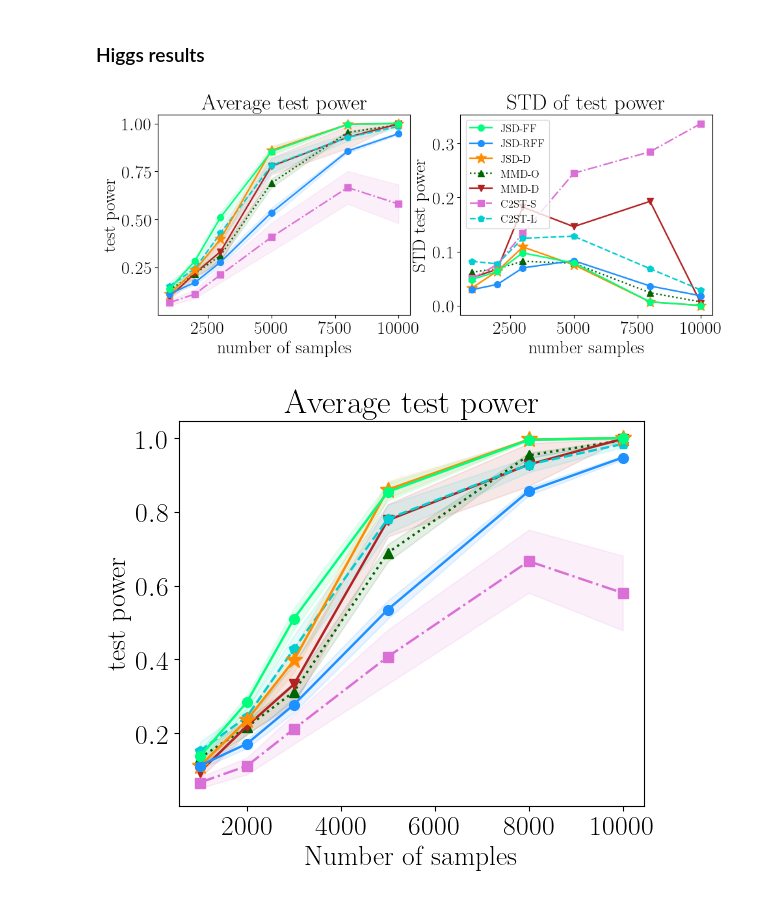
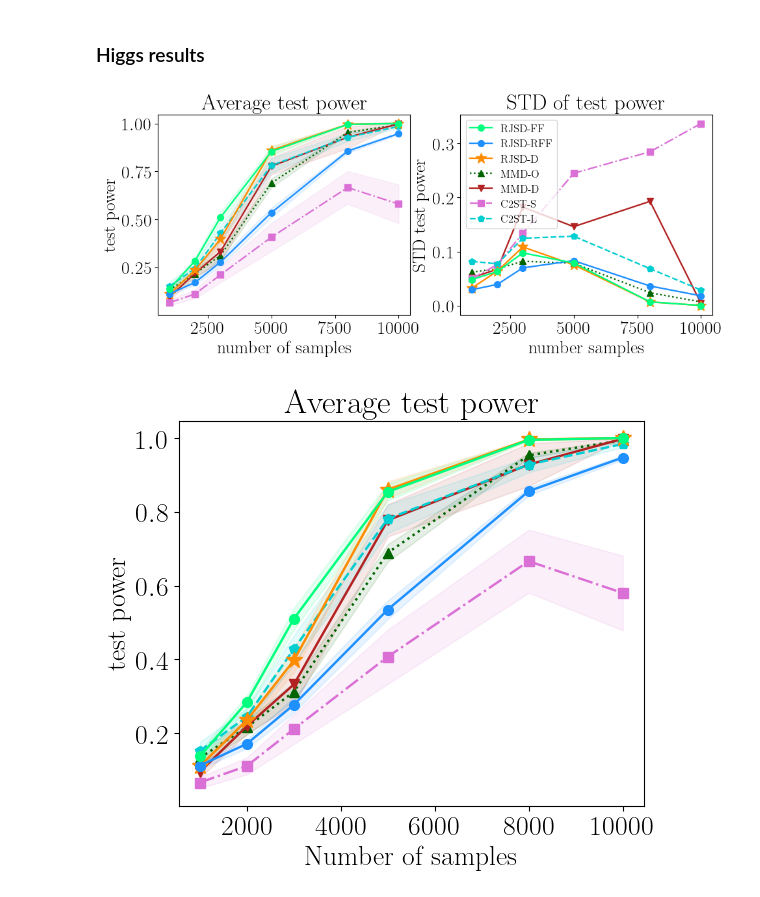
Before and after one commit to uk-cliplab/representationJSD, a Jupyter notebook: Two_sample_testing/plottingResults.ipynb, the cells around one changed output. Cells and saved outputs as stored; diff of their text form; code cells hidden in the pictures.

```diff
--- a/Two_sample_testing/plottingResults.ipynb
+++ b/Two_sample_testing/plottingResults.ipynb
@@ -576,12 +579,12 @@ axs[0].fill_between(n_samples,avg_c2st_s-a*std_c2st_s,avg_c2st_s+a*std_c2st_s,al
 
 axs[0].plot(n_samples,avg_c2st_l, '--p',color = 'darkturquoise',markersize=7, label = 'C2ST-L')
 axs[0].fill_between(n_samples,avg_c2st_l-a*std_c2st_l,avg_c2st_l+a*std_c2st_l,alpha=.1, color = 'darkturquoise')
-axs[0].plot(n_samples,avg_djsd, '-*',markersize=12, label = 'JSD-D', color = 'darkorange')
+axs[0].plot(n_samples,avg_djsd, '-*',markersize=12, label = 'RJSD-D', color = 'darkorange')
 axs[0].fill_between(n_samples,avg_djsd-a*std_djsd,avg_djsd+a*std_djsd,alpha=.1,  color = 'darkorange')
 
-axs[0].plot(n_samples,avg_jsd_rff, '-o',markersize=7,label = 'JSD-RFF', color = 'dodgerblue')
+axs[0].plot(n_samples,avg_jsd_rff, '-o',markersize=7,label = 'RJSD-RFF', color = 'dodgerblue')
 axs[0].fill_between(n_samples,avg_jsd_rff-a*std_jsd_rff,avg_jsd_rff+a*std_jsd_rff,alpha=.1, color = 'dodgerblue')
-axs[0].plot(n_samples,avg_jsd_ff, '-o',markersize=7,label = 'JSD-FF',color = 'springgreen')
+axs[0].plot(n_samples,avg_jsd_ff, '-o',markersize=7,label = 'RJSD-FF',color = 'springgreen')
 axs[0].fill_between(n_samples,avg_jsd_ff-a*std_jsd_ff,avg_jsd_ff+a*std_jsd_ff,alpha=.1,color = 'springgreen')
 
 axs[0].set_xlabel("number of samples")
@@ -589,37 +592,37 @@ axs[0].set_ylabel("test power")
 # axs[0].legend()
 axs[0].set_title("Average test power")
 # plt.fill_between(samples_per_blob, avg_mmd - std_mmd , avg_mmd + std_mmd)
 
 
 # axs[1].plot(samples_per_blob,std_jsd, '-o',markersize=7, label = 'JSD')
 
 axs[1].plot(n_samples,std_mmd,':^', markersize=7,label = 'MMD-O', color = 'darkgreen')
 axs[1].plot(n_samples,std_dmmd,  '-v', markersize=7, label = 'MMD-D',color = 'firebrick')
 
 axs[1].plot(n_samples,std_c2st_s, '-.s',color = 'orchid',markersize=7, label = 'C2ST-S')
 
 # axs[1].plot(samples_per_blob,std_c2st_l,'-p',color = 'lightcoral',markersize=7,label = 'C2ST-L')
 # axs[1].plot(samples_per_blob,std_djsd,'-*',color = 'darkorange',markersize=12,label = 'deep JSD')
 axs[1].plot(n_samples,std_c2st_l,'--p',color = 'darkturquoise',markersize=7, label = 'C2ST-L')
-axs[1].plot(n_samples,std_djsd, '-*',markersize=12, label = 'JSD-D', color = 'darkorange')
-axs[1].plot(n_samples,std_jsd_rff, '-o',markersize=7,label = 'JSD-RFF', color = 'dodgerblue')
-axs[1].plot(n_samples,std_jsd_ff, '-o',markersize=7,label = 'JSD-FF',color = 'springgreen')
+axs[1].plot(n_samples,std_djsd, '-*',markersize=12, label = 'RJSD-D', color = 'darkorange')
+axs[1].plot(n_samples,std_jsd_rff, '-o',markersize=7,label = 'RJSD-RFF', color = 'dodgerblue')
+axs[1].plot(n_samples,std_jsd_ff, '-o',markersize=7,label = 'RJSD-FF',color = 'springgreen')
 
 
 axs[1].set_title("STD of test power")
 axs[1].set_xlabel("number samples")
 axs[1].set_ylabel("STD test power")
 
 handles, labels = plt.gca().get_legend_handles_labels()
 
 # #specify order of items in legend
 order = [6,5,4,0,1,2,3]
 
 #add legend to plot
 axs[1].legend([handles[idx] for idx in order],[labels[idx] for idx in order], fontsize = 12)
 plt.savefig('./Figures/test_higgs.pdf', dpi=300, bbox_inches='tight')
 # %% [output]
-[figure, old version]
+[figure, new version]
 # %%
 fig, axs = plt.subplots(1,1, figsize=(6,5))
 axs.plot(n_samples,avg_mmd,':^', markersize=7,label = 'MMD-O', color = 'darkgreen')
```
Also changed, not shown: parts of 9 cells of this notebook, 16 other files.
